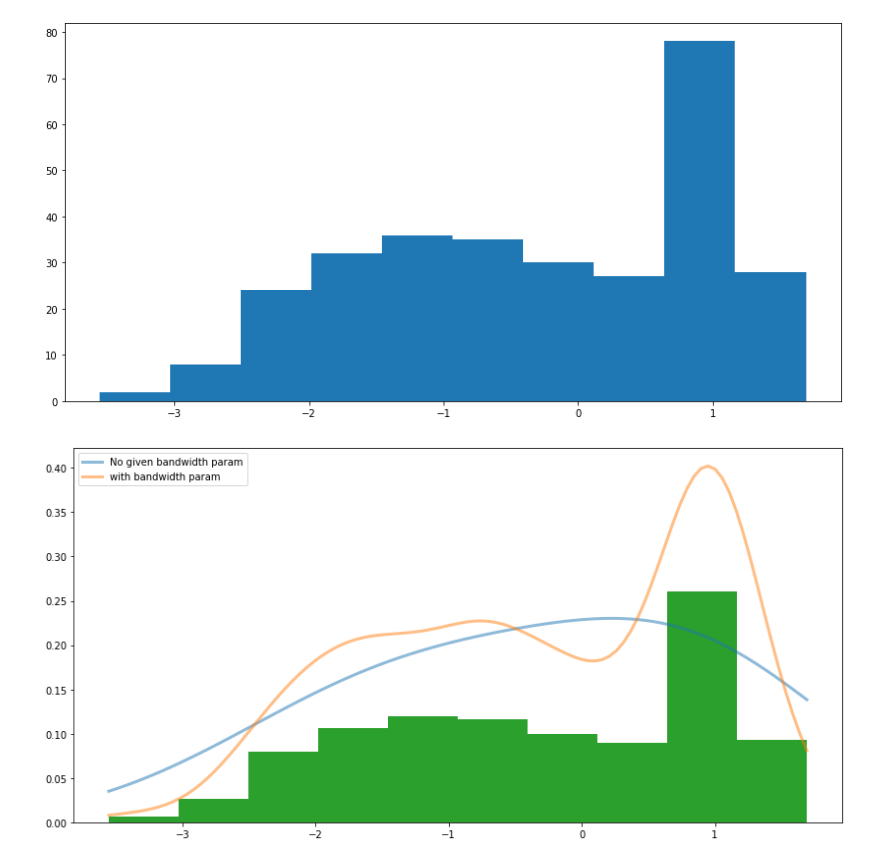
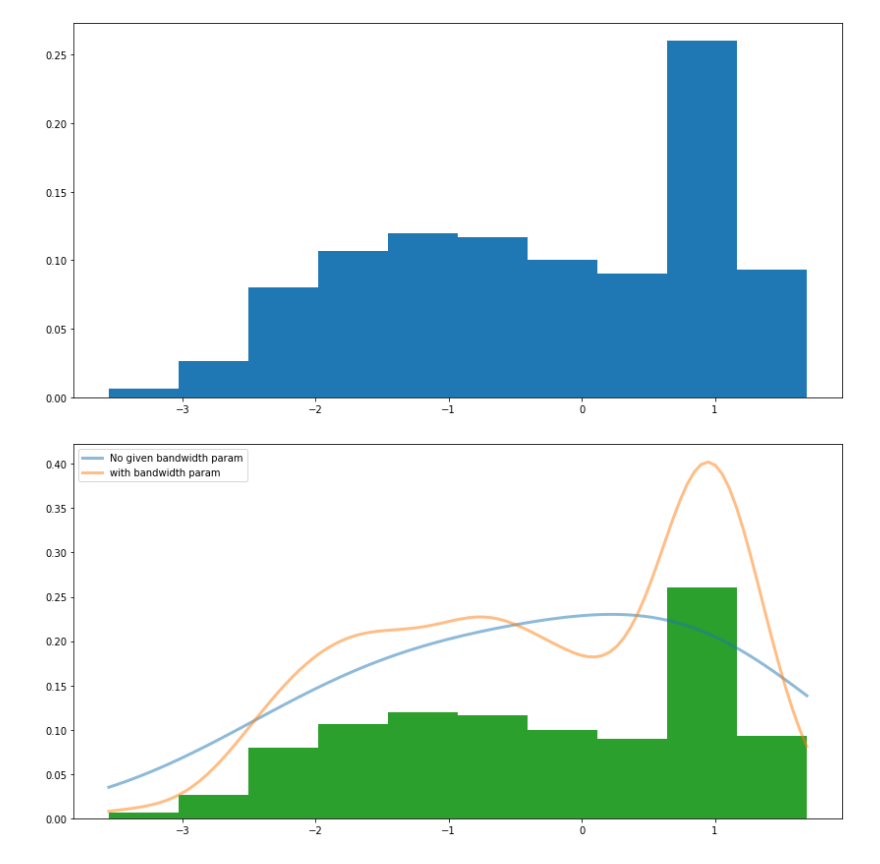
Before and after one commit to daichi-a/AIMusicClassMaterial, a Jupyter notebook: EstimatePDF_GenerateRandomFromThePDF.ipynb, the cells around one changed output. Drawn from its saved outputs; the diff is of its cells as text; code cells hidden in the pictures.

```diff
--- a/EstimatePDF_GenerateRandomFromThePDF.ipynb
+++ b/EstimatePDF_GenerateRandomFromThePDF.ipynb
@@ -3,22 +3,22 @@
 # %%
 import numpy as np
 import matplotlib.pyplot as plt
 from scipy.stats.distributions import norm
 
 # 適当にデータを生成．
 # ここでは平均-1，標準偏差1の正規分布から200サンプル
-# 平均-，標準偏差0.3の正規分布から100サンプルを生成し，
+# 平均1，標準偏差0.3の正規分布から100サンプルを生成し，
 # それを足している
 np.random.seed(0)
 x = np.concatenate([norm(-1, 1.).rvs(200), norm(1, 0.3).rvs(100)])
 
+# データを正規化したヒストグラムを表示する用　度数分布が0~1の間に収まるように正規化
+weights = np.ones_like(x)/float(len(x))
+
 # ヒストグラムで確認する
 plt.figure(figsize=(14,7))
-plt.hist(x)
+plt.hist(x, weights=weights)
 plt.show()
-
-# データを正規化したヒストグラムを表示する用　度数分布が0~1の間に収まるように正規化
-weights = np.ones_like(x)/float(len(x))
 # %% [output]
-[figure, old version]
+[figure, new version]
 # %%
```
Also changed, not shown: parts of 3 cells of this notebook.
